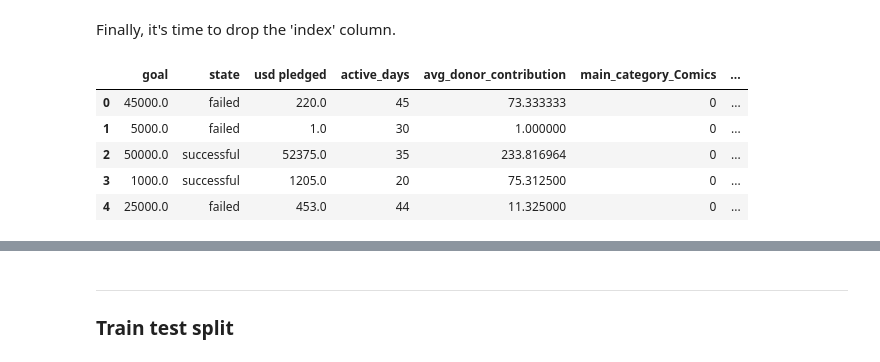
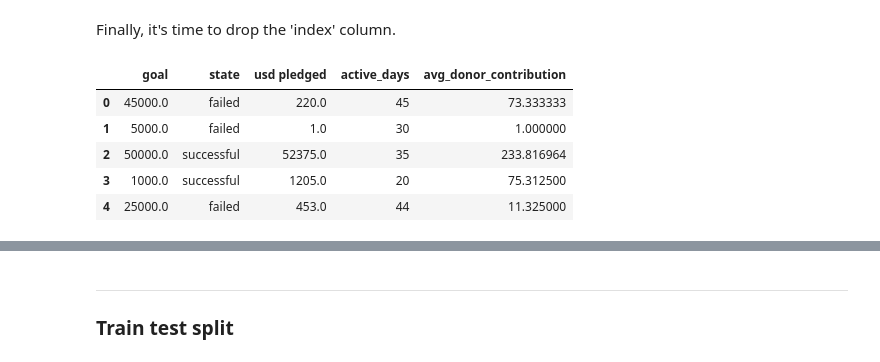
Before and after one commit to neerajingle95/Kickstarter-Project, a Jupyter notebook: Kickstarter Project - Neeraj.ipynb, the cells around one changed output, grey strips where cells are left out. Saved outputs shown, nothing was run; the diff lists cells and outputs as text; code cells hidden in the pictures.

```diff
--- a/Kickstarter Project - Neeraj.ipynb
+++ b/Kickstarter Project - Neeraj.ipynb
@@ -993,4 +1034,4 @@ Now, let's remove the 'deadline_year', 'deadline_month', 'launched_year' and 'la
 # %%
-df.drop(['deadline_year', 'deadline_month', 'launched_year', 'launched_month'], axis=1, inplace=True)
+df.drop(['main_category', 'deadline_year', 'deadline_month', 'launched_year', 'launched_month'], axis=1, inplace=True)
 df.head()
 # %% [output]
@@ -1049,0 +1046,3 @@ final_data.head()
+# %%
+df = df.reset_index()
+df.head()
@@ -1050,12 +1056,12 @@ final_data.head()
 # %% [markdown]
 Finally, it's time to drop the 'index' column.
 # %%
-final_data.drop('index', axis=1, inplace=True)
-final_data.head()
+df.drop('index', axis=1, inplace=True)
+df.head()
 # %% [output]
-|  | goal | state | usd pledged | active_days | avg_donor_contribution | main_category_Comics | ... |
-| 0 | 45000.0 | failed | 220.0 | 45 | 73.333333 | 0 | ... |
-| 1 | 5000.0 | failed | 1.0 | 30 | 1.000000 | 0 | ... |
-| 2 | 50000.0 | successful | 52375.0 | 35 | 233.816964 | 0 | ... |
-| 3 | 1000.0 | successful | 1205.0 | 20 | 75.312500 | 0 | ... |
-| 4 | 25000.0 | failed | 453.0 | 44 | 11.325000 | 0 | ... |
+|  | goal | state | usd pledged | active_days | avg_donor_contribution |
+| 0 | 45000.0 | failed | 220.0 | 45 | 73.333333 |
+| 1 | 5000.0 | failed | 1.0 | 30 | 1.000000 |
+| 2 | 50000.0 | successful | 52375.0 | 35 | 233.816964 |
+| 3 | 1000.0 | successful | 1205.0 | 20 | 75.312500 |
+| 4 | 25000.0 | failed | 453.0 | 44 | 11.325000 |
```
Also changed, not shown: parts of 35 cells of this notebook.
